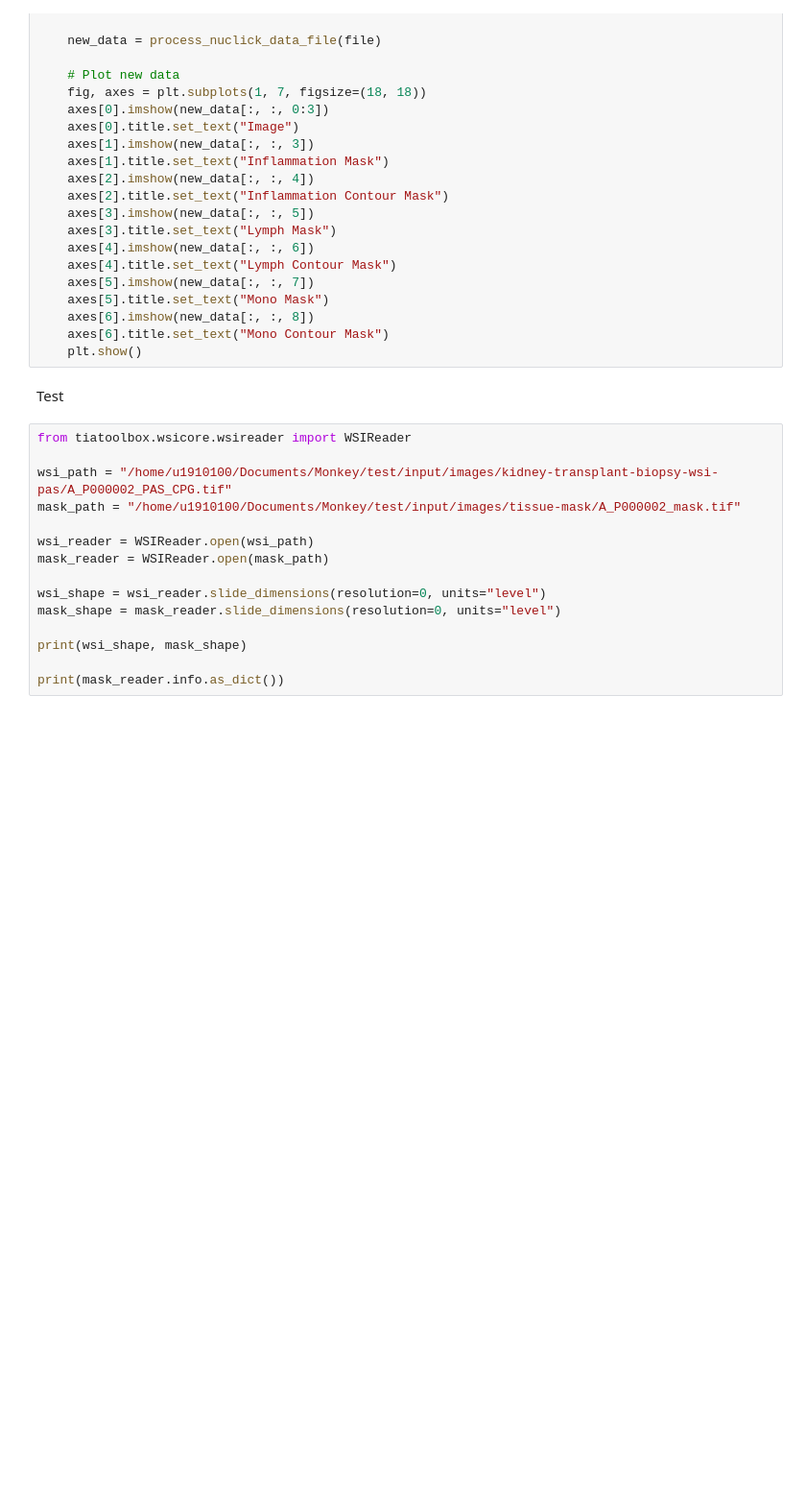
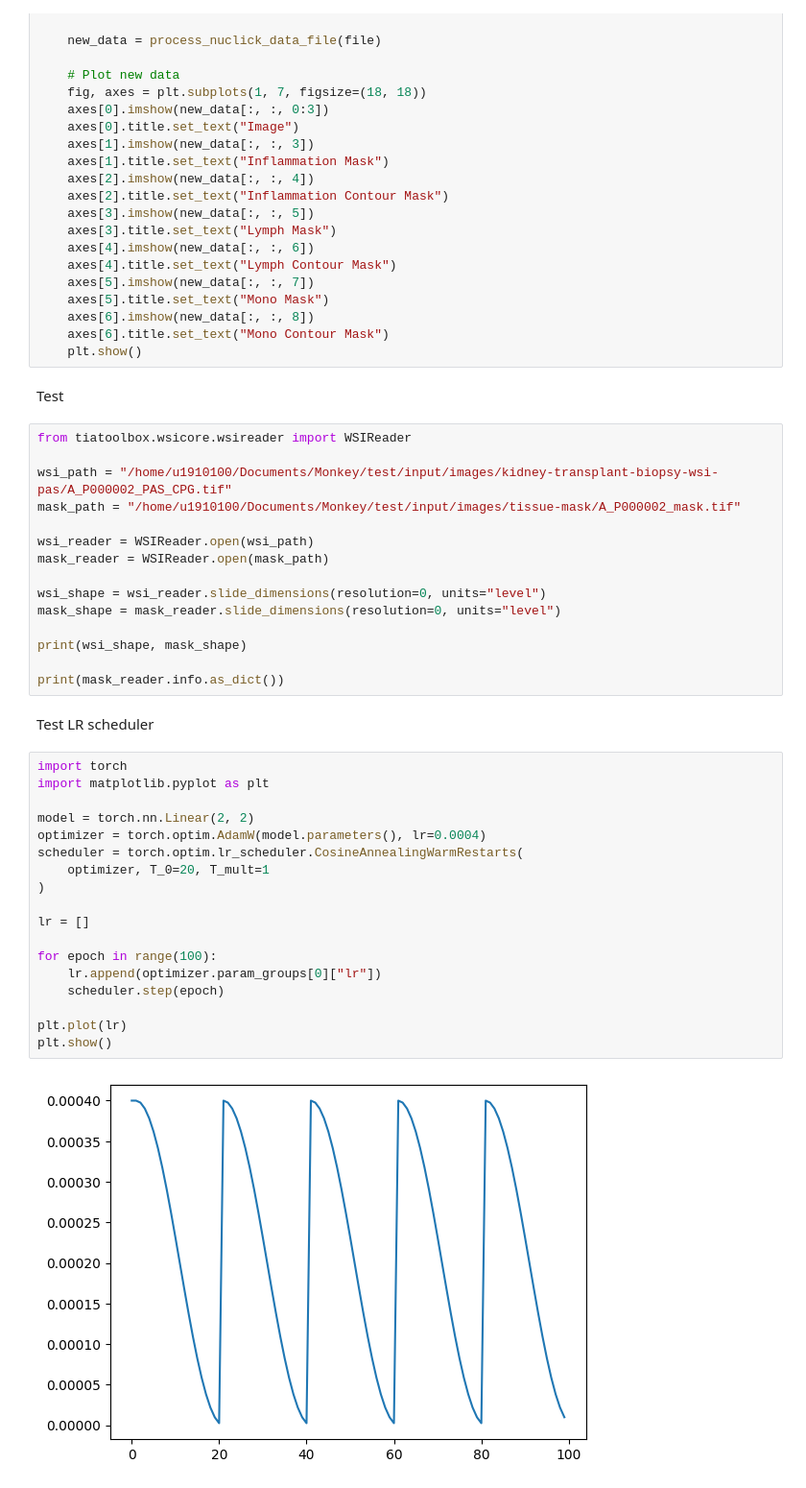
Before and after one commit to aamirchaudry29/Monkey_TIAKong, a Jupyter notebook: notebooks/playground.ipynb, the cells around one changed output. Shown: that part at 96% size. Drawn from its saved outputs; the diff is of its cells as text; blank space fills up the shorter version.

```diff
--- a/notebooks/playground.ipynb
+++ b/notebooks/playground.ipynb
@@ -760,3 +741,25 @@ mask_shape = mask_reader.slide_dimensions(resolution=0, units="level")
 print(wsi_shape, mask_shape)
 
 print(mask_reader.info.as_dict())
+# %% [markdown]
+Test LR scheduler
+# %%
+import torch
+import matplotlib.pyplot as plt
+
+model = torch.nn.Linear(2, 2)
+optimizer = torch.optim.AdamW(model.parameters(), lr=0.0004)
+scheduler = torch.optim.lr_scheduler.CosineAnnealingWarmRestarts(
+    optimizer, T_0=20, T_mult=1
+)
+
+lr = []
+
+for epoch in range(100):
+    lr.append(optimizer.param_groups[0]["lr"])
+    scheduler.step(epoch)
+
+plt.plot(lr)
+plt.show()
+# %% [output]
+[figure, added]
```
Also changed, not shown: parts of 2 cells of this notebook, 4 other files.
